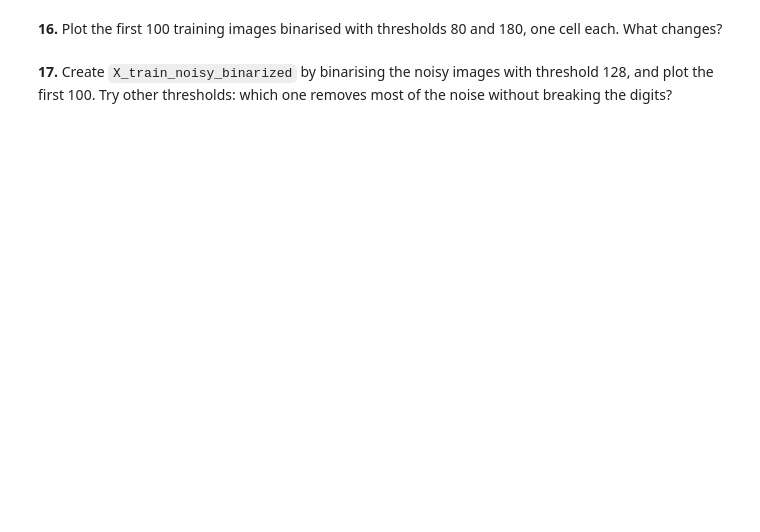
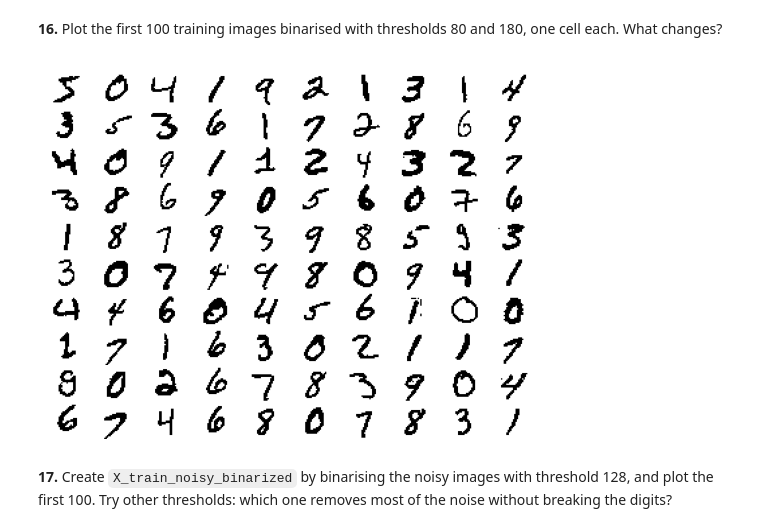
Before and after one commit to Fiteam10/numpy-mnist, a Jupyter notebook: mnist_numpy.ipynb, the cells around one changed output. Drawn from its saved outputs; the diff is of its cells as text; code cells hidden in the pictures; blank space fills up the shorter version.

```diff
--- a/mnist_numpy.ipynb
+++ b/mnist_numpy.ipynb
@@ -312,4 +338,8 @@ La versión vectorizada es 243 veces más rápida
 # %% [markdown]
 **16.** Plot the first 100 training images binarised with thresholds 80 and 180, one cell each. What changes?
+# %%
+plot_first_100(binarize_image(X_train, threshold=80))
+# %% [output]
+[figure, added]
 # %% [markdown]
 **17.** Create `X_train_noisy_binarized` by binarising the noisy images with threshold 128, and plot the first 100. Try other thresholds: which one removes most of the noise without breaking the digits?
```
Also changed, not shown: parts of 10 cells of this notebook.
